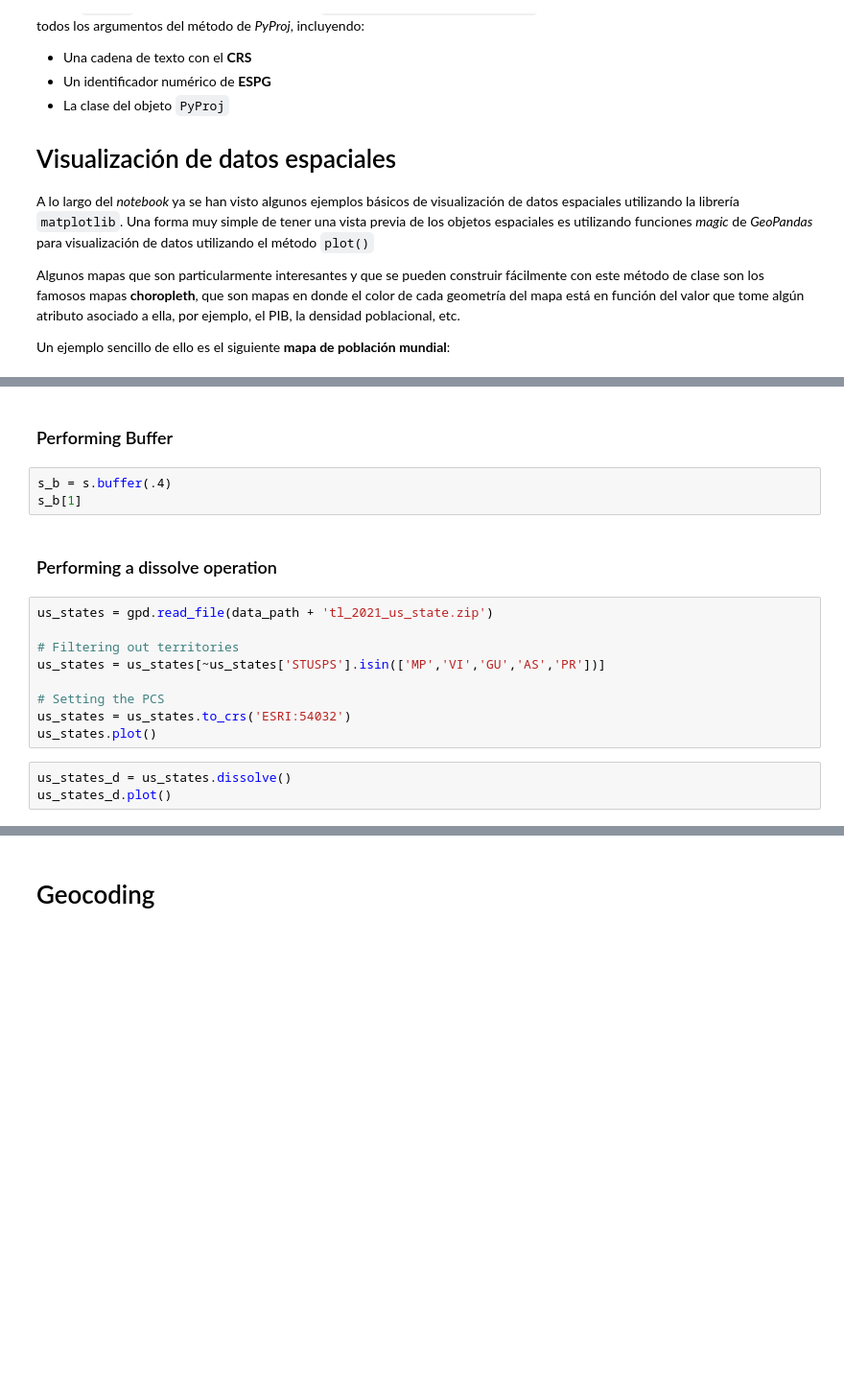
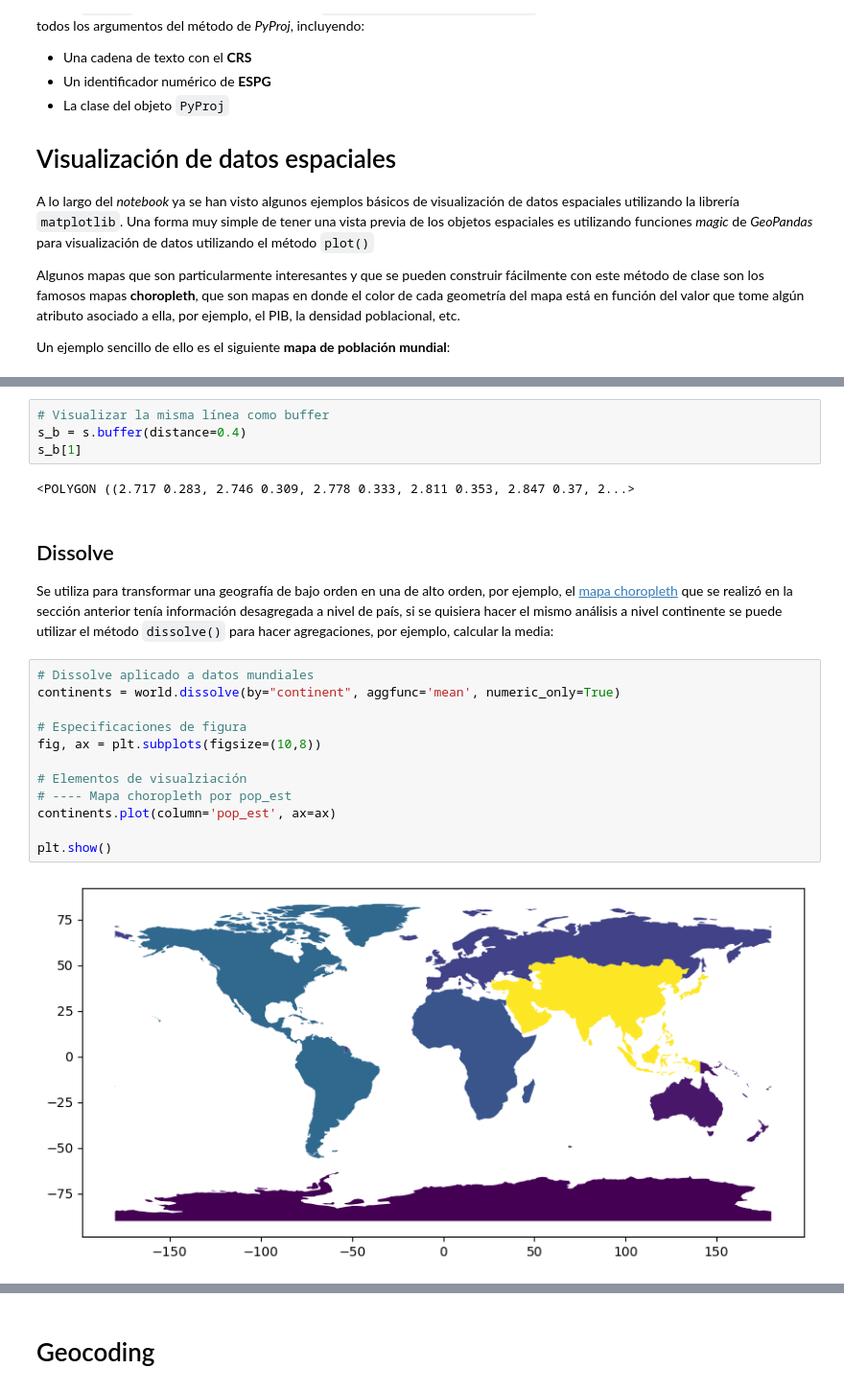
Before and after one commit to CAMM961001/geospatial_data_science, a Jupyter notebook: Chapter04/geopandas.ipynb, the cells around one changed output, grey strips where cells are left out. Shown at 96% size. Saved outputs shown, nothing was run; the diff lists cells and outputs as text; blank space fills up the shorter version.

Commit message:
Sección de transformación de datos

```diff
--- a/Chapter04/geopandas.ipynb
+++ b/Chapter04/geopandas.ipynb
@@ -306,20 +324,25 @@ s[1]
-# %% [markdown]
-### Performing Buffer
 # %%
-s_b = s.buffer(.4)
+# Visualizar la misma línea como buffer
+s_b = s.buffer(distance=0.4)
 s_b[1]
+# %% [output]
+<POLYGON ((2.717 0.283, 2.746 0.309, 2.778 0.333, 2.811 0.353, 2.847 0.37, 2...>
 # %% [markdown]
-### Performing a dissolve operation
+## Dissolve
+
+Se utiliza para transformar una geografía de bajo orden en una de alto orden, por ejemplo, el [mapa choropleth](#Visualización-de-datos-espaciales) que se realizó en la sección anterior tenía información desagregada a nivel de país, si se quisiera hacer el mismo análisis a nivel continente se puede utilizar el método `dissolve()` para hacer agregaciones, por ejemplo, calcular la media:
-# %%
-us_states = gpd.read_file(data_path + 'tl_2021_us_state.zip')
-
-# Filtering out territories
-us_states = us_states[~us_states['STUSPS'].isin(['MP','VI','GU','AS','PR'])]
-
-# Setting the PCS
-us_states = us_states.to_crs('ESRI:54032')
-us_states.plot()
-# %%
-us_states_d = us_states.dissolve()
-us_states_d.plot()
+# %%
+# Dissolve aplicado a datos mundiales
+continents = world.dissolve(by="continent", aggfunc='mean', numeric_only=True)
+
+# Especificaciones de figura
+fig, ax = plt.subplots(figsize=(10,8))
+
+# Elementos de visualziación
+# ---- Mapa choropleth por pop_est
+continents.plot(column='pop_est', ax=ax)
+
+plt.show()
+# %% [output]
+[figure, added]
 # %% [markdown]
```
Also changed, not shown: parts of 18 cells of this notebook.
